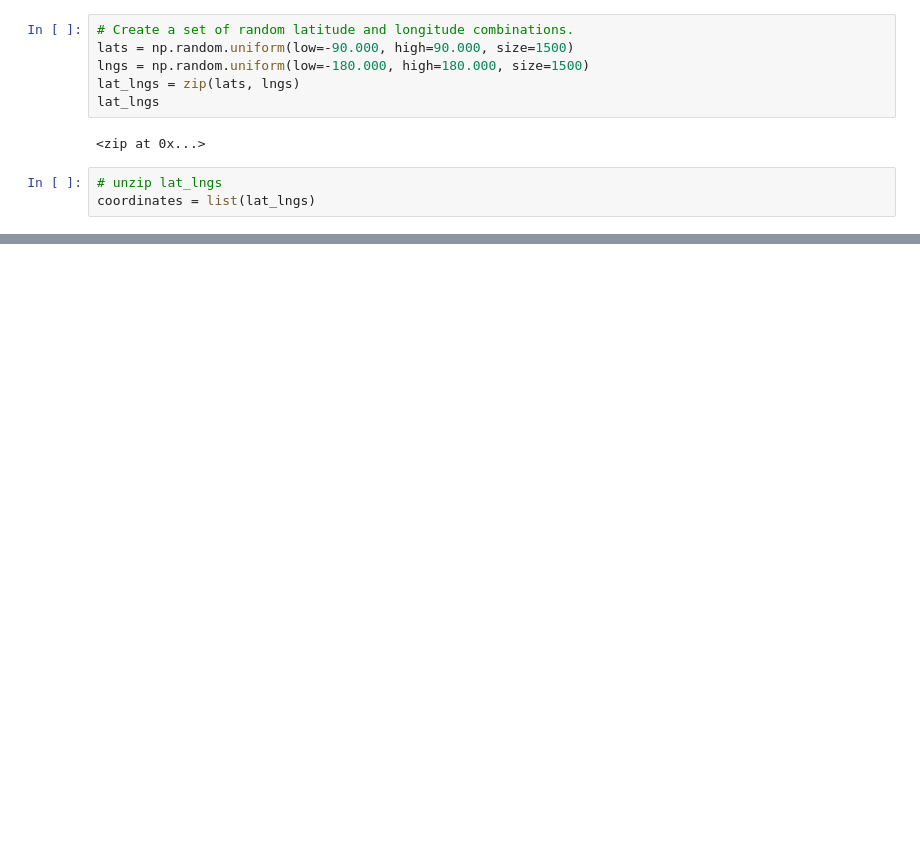
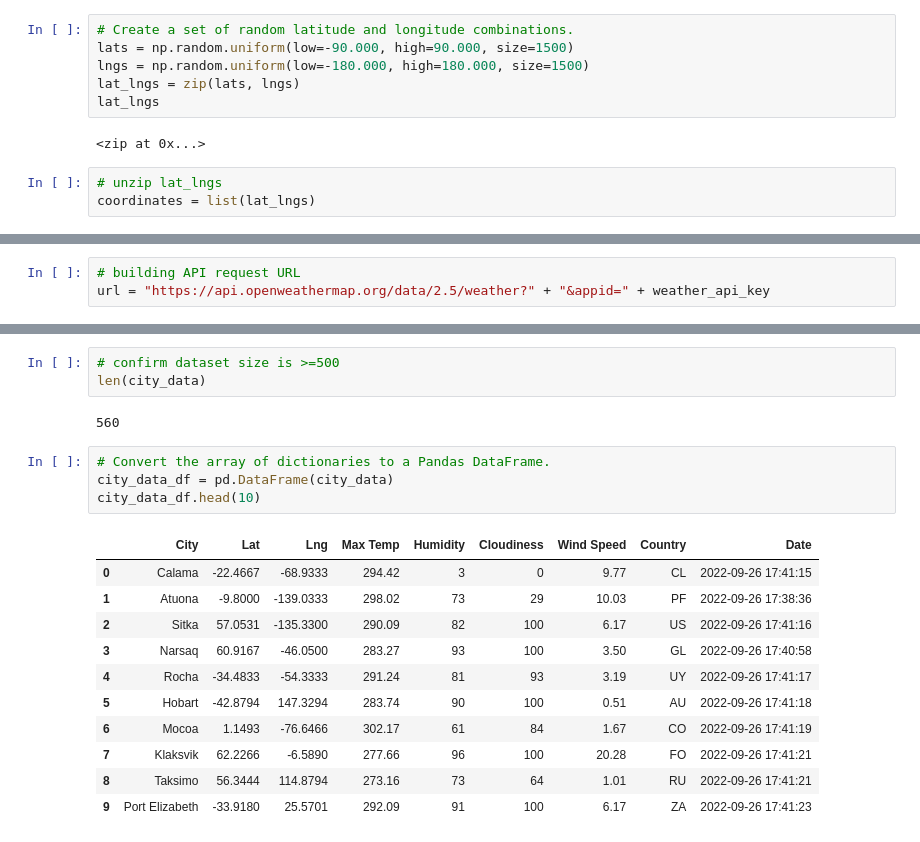
Before and after one commit to rajeev-t/world-weather-analysis, a Jupyter notebook: WeatherPy.ipynb, the cells around one changed output, grey strips where cells are left out. Cells and saved outputs as stored; diff of their text form; blank space fills up the shorter version.

Commit message:
retrieved weather data through API request

```diff
--- a/WeatherPy.ipynb
+++ b/WeatherPy.ipynb
@@ -31,0 +36,3 @@ len(cities)
+# %%
+# building API request URL
+url = "https://api.openweathermap.org/data/2.5/weather?" + "&appid=" + weather_api_key
@@ -31,0 +119,21 @@ len(cities)
+# %%
+# confirm dataset size is >=500
+len(city_data)
+# %% [output]
+560
+# %%
+# Convert the array of dictionaries to a Pandas DataFrame.
+city_data_df = pd.DataFrame(city_data)
+city_data_df.head(10)
+# %% [output]
+|  | City | Lat | Lng | Max Temp | Humidity | Cloudiness | Wind Speed | Country | Date |
+| 0 | Calama | -22.4667 | -68.9333 | 294.42 | 3 | 0 | 9.77 | CL | 2022-09-26 17:41:15 |
+| 1 | Atuona | -9.8000 | -139.0333 | 298.02 | 73 | 29 | 10.03 | PF | 2022-09-26 17:38:36 |
+| 2 | Sitka | 57.0531 | -135.3300 | 290.09 | 82 | 100 | 6.17 | US | 2022-09-26 17:41:16 |
+| 3 | Narsaq | 60.9167 | -46.0500 | 283.27 | 93 | 100 | 3.50 | GL | 2022-09-26 17:40:58 |
+| 4 | Rocha | -34.4833 | -54.3333 | 291.24 | 81 | 93 | 3.19 | UY | 2022-09-26 17:41:17 |
+| 5 | Hobart | -42.8794 | 147.3294 | 283.74 | 90 | 100 | 0.51 | AU | 2022-09-26 17:41:18 |
+| 6 | Mocoa | 1.1493 | -76.6466 | 302.17 | 61 | 84 | 1.67 | CO | 2022-09-26 17:41:19 |
+| 7 | Klaksvik | 62.2266 | -6.5890 | 277.66 | 96 | 100 | 20.28 | FO | 2022-09-26 17:41:21 |
+| 8 | Taksimo | 56.3444 | 114.8794 | 273.16 | 73 | 64 | 1.01 | RU | 2022-09-26 17:41:21 |
+| 9 | Port Elizabeth | -33.9180 | 25.5701 | 292.09 | 91 | 100 | 6.17 | ZA | 2022-09-26 17:41:23 |
```
Also changed, not shown: parts of 5 cells of this notebook, 3 other files.
